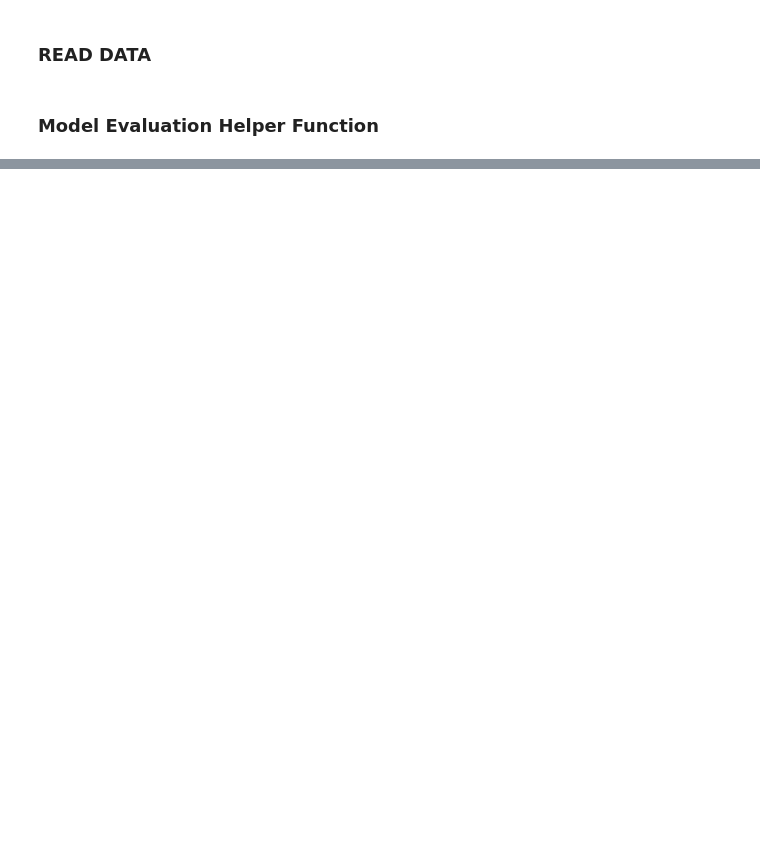
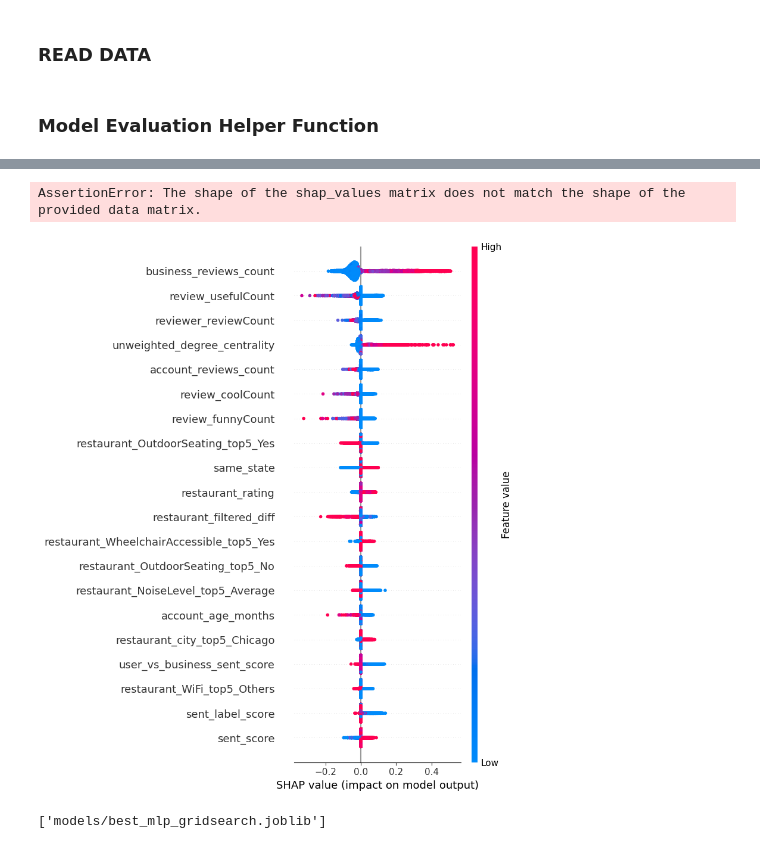
Before and after one commit to ginxaij/BT4012-Project, a Jupyter notebook: models_evaluation.ipynb, the cells around one changed output, grey strips where cells are left out. Drawn from its saved outputs; the diff is of its cells as text; code cells hidden in the pictures; blank space fills up the shorter version.

```diff
--- a/models_evaluation.ipynb
+++ b/models_evaluation.ipynb
@@ -186,0 +212,8 @@ results_df
+# %%
+# Train and evaluate the best model
+best_mlp.fit(X_train, y_train)
+
+y_prob_mlp = best_mlp.predict_proba(X_test)[:, 1]
+
+mlp_result = evaluate_model("MLP (Tuned)", y_test, y_prob_mlp)
+mlp_result["CV ROC-AUC"] = roc_auc_score(y_train, mlp_cv_pred)
@@ -186,0 +257,33 @@ results_df
+# %%
+# Extract the MLP classifier from the pipeline
+mlp_model = mlp_es_pipeline.named_steps['clf']
+
+# Extract the scaled training data
+X_train_scaled = mlp_es_pipeline.named_steps['scaler'].transform(X_train)
+
+# Use a small subset as background for SHAP
+background = X_train_scaled[np.random.choice(X_train_scaled.shape[0], 100, replace=False)]
+
+explainer = shap.KernelExplainer(mlp_model.predict_proba, background)
+
+# Compute SHAP values for test set
+X_test_scaled = mlp_es_pipeline.named_steps['scaler'].transform(X_test)
+shap_values = explainer.shap_values(X_test_scaled)
+# %% [output]
+AssertionError: The shape of the shap_values matrix does not match the shape of the provided data matrix.
+# %%
+shap_class1 = shap_values[:, :, 1]   # shape = (n_samples, n_features)
+
+shap.summary_plot(shap_class1, X_test_scaled, feature_names=X_train.columns)
+# %% [output]
+[figure, added]
+# %%
+import joblib
+
+# Save the tuned, early stopping model
+joblib.dump(mlp_es_pipeline, "models/best_mlp_es_pipeline_gridsearch.joblib")
+joblib.dump(best_mlp, "models/best_mlp_gridsearch.joblib")
+joblib.dump(best_xgb, "models/xgboost.joblib")
+joblib.dump(logreg_grid, "models/log_reg.joblib")
+# %% [output]
+['models/best_mlp_gridsearch.joblib']
```
Also changed, not shown: parts of 16 cells of this notebook, 4 other files.
